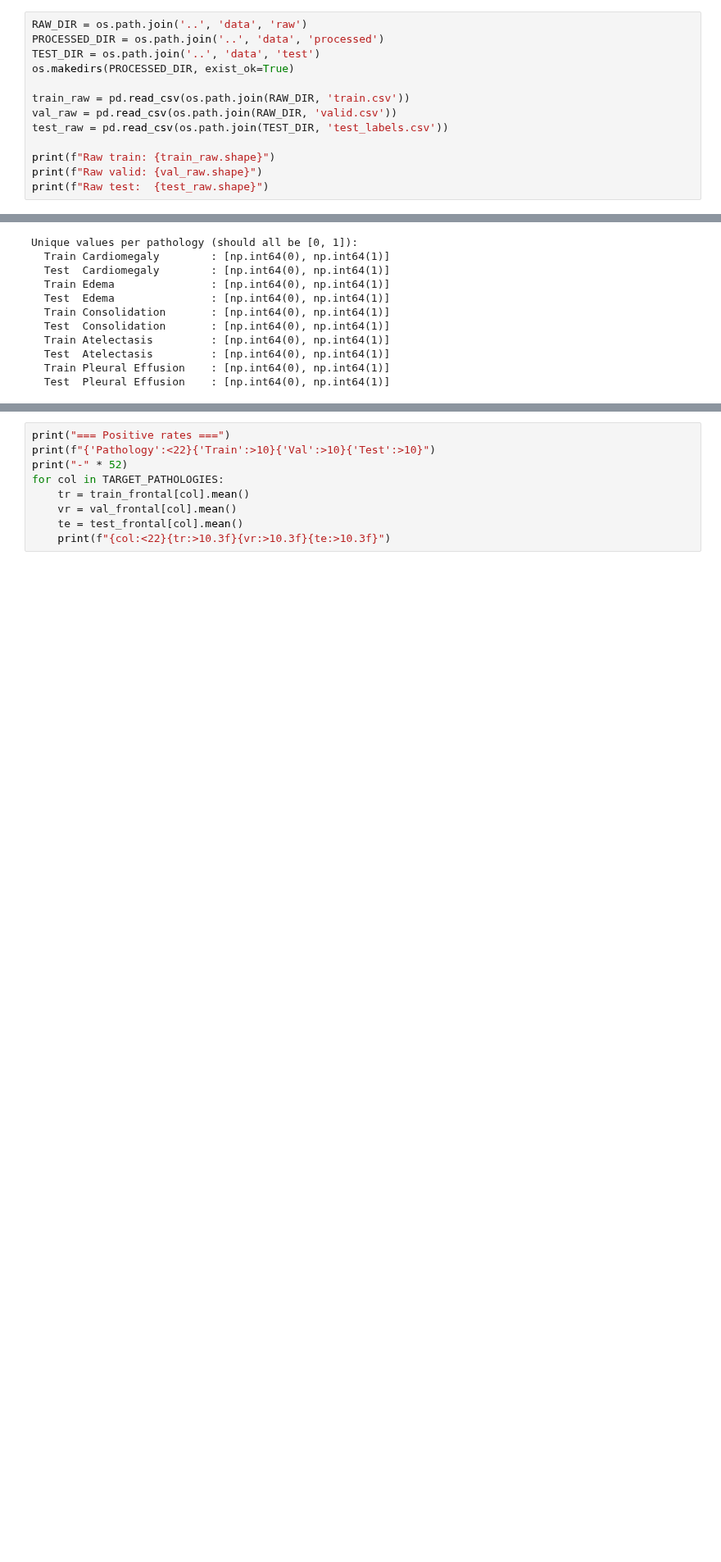
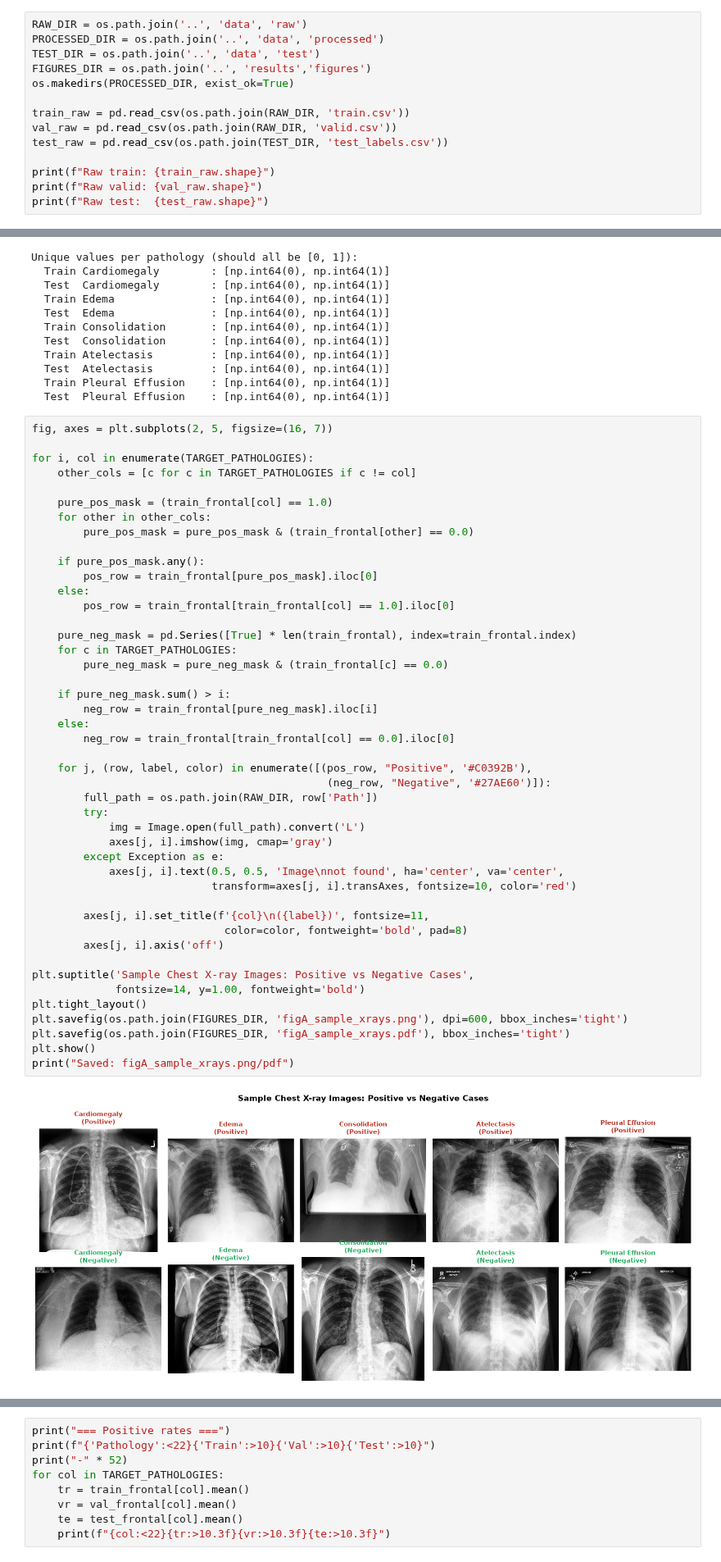
Before and after one commit to TranVietThang178/noisy-labels-medical-imaging, a Jupyter notebook: notebooks/01_preprocessing.ipynb, the cells around one changed output, grey strips where cells are left out. Shown at 82% size. Saved outputs shown, nothing was run; the diff lists cells and outputs as text; blank space fills up the shorter version.

```diff
--- a/notebooks/01_preprocessing.ipynb
+++ b/notebooks/01_preprocessing.ipynb
@@ -15,6 +18,7 @@ np.random.seed(SEED)
 RAW_DIR = os.path.join('..', 'data', 'raw')
 PROCESSED_DIR = os.path.join('..', 'data', 'processed')
 TEST_DIR = os.path.join('..', 'data', 'test')
+FIGURES_DIR = os.path.join('..', 'results','figures')
 os.makedirs(PROCESSED_DIR, exist_ok=True)
 
 train_raw = pd.read_csv(os.path.join(RAW_DIR, 'train.csv'))
@@ -91,3 +95,50 @@ Unique values per pathology (should all be [0, 1]):
   Test  Atelectasis         : [np.int64(0), np.int64(1)]
   Train Pleural Effusion    : [np.int64(0), np.int64(1)]
   Test  Pleural Effusion    : [np.int64(0), np.int64(1)]
+# %%
+fig, axes = plt.subplots(2, 5, figsize=(16, 7))
+
+for i, col in enumerate(TARGET_PATHOLOGIES):
+    other_cols = [c for c in TARGET_PATHOLOGIES if c != col]
+
+    pure_pos_mask = (train_frontal[col] == 1.0)
+    for other in other_cols:
+        pure_pos_mask = pure_pos_mask & (train_frontal[other] == 0.0)
+
+    if pure_pos_mask.any():
+        pos_row = train_frontal[pure_pos_mask].iloc[0]
+    else:
+        pos_row = train_frontal[train_frontal[col] == 1.0].iloc[0]
+
+    pure_neg_mask = pd.Series([True] * len(train_frontal), index=train_frontal.index)
+    for c in TARGET_PATHOLOGIES:
+        pure_neg_mask = pure_neg_mask & (train_frontal[c] == 0.0)
+
+    if pure_neg_mask.sum() > i:
+        neg_row = train_frontal[pure_neg_mask].iloc[i]
+    else:
+        neg_row = train_frontal[train_frontal[col] == 0.0].iloc[0]
+
+    for j, (row, label, color) in enumerate([(pos_row, "Positive", '#C0392B'),
+                                              (neg_row, "Negative", '#27AE60')]):
+        full_path = os.path.join(RAW_DIR, row['Path'])
+        try:
+            img = Image.open(full_path).convert('L')
+            axes[j, i].imshow(img, cmap='gray')
+        except Exception as e:
+            axes[j, i].text(0.5, 0.5, 'Image\nnot found', ha='center', va='center',
+                            transform=axes[j, i].transAxes, fontsize=10, color='red')
+
+        axes[j, i].set_title(f'{col}\n({label})', fontsize=11,
+                              color=color, fontweight='bold', pad=8)
+        axes[j, i].axis('off')
+
+plt.suptitle('Sample Chest X-ray Images: Positive vs Negative Cases',
+             fontsize=14, y=1.00, fontweight='bold')
+plt.tight_layout()
+plt.savefig(os.path.join(FIGURES_DIR, 'figA_sample_xrays.png'), dpi=600, bbox_inches='tight')
+plt.savefig(os.path.join(FIGURES_DIR, 'figA_sample_xrays.pdf'), bbox_inches='tight')
+plt.show()
+print("Saved: figA_sample_xrays.png/pdf")
+# %% [output]
+[figure, added]
```
Also changed, not shown: parts of 4 cells of this notebook, 5 other files.
